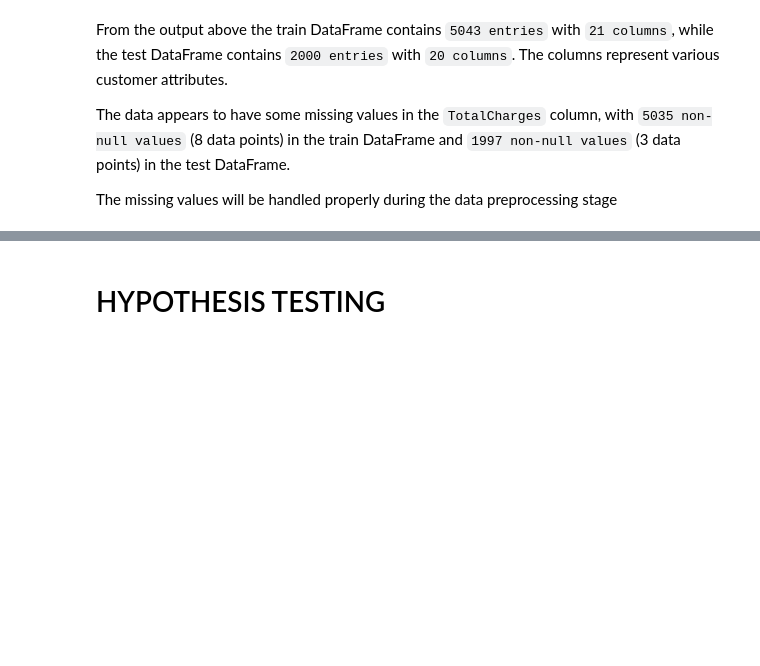
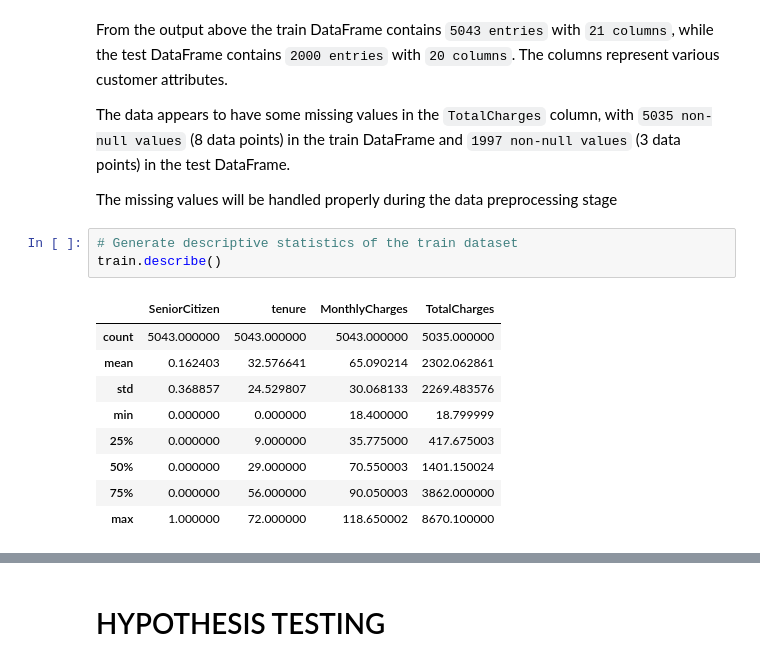
Before and after one commit to snyamson/LP2-Customer-Churn-Machine-Learning-Prediction, a Jupyter notebook: code/lp2 - customer churn classification.ipynb, the cells around one changed output, grey strips where cells are left out. Drawn from its saved outputs; the diff is of its cells as text; blank space fills up the shorter version.

```diff
--- a/code/lp2 - customer churn classification.ipynb
+++ b/code/lp2 - customer churn classification.ipynb
@@ -570,3 +592,16 @@ From the output above the train DataFrame contains `5043 entries` with `21 colum
 The data appears to have some missing values in the `TotalCharges` column, with `5035 non-null values` (8 data points) in the train DataFrame and `1997 non-null values` (3 data points) in the test DataFrame.
 
 The missing values will be handled properly during the data preprocessing stage
+# %%
+# Generate descriptive statistics of the train dataset
+train.describe()
+# %% [output]
+|  | SeniorCitizen | tenure | MonthlyCharges | TotalCharges |
+| count | 5043.000000 | 5043.000000 | 5043.000000 | 5035.000000 |
+| mean | 0.162403 | 32.576641 | 65.090214 | 2302.062861 |
+| std | 0.368857 | 24.529807 | 30.068133 | 2269.483576 |
+| min | 0.000000 | 0.000000 | 18.400000 | 18.799999 |
+| 25% | 0.000000 | 9.000000 | 35.775000 | 417.675003 |
+| 50% | 0.000000 | 29.000000 | 70.550003 | 1401.150024 |
+| 75% | 0.000000 | 56.000000 | 90.050003 | 3862.000000 |
+| max | 1.000000 | 72.000000 | 118.650002 | 8670.100000 |
```
Also changed, not shown: parts of 54 cells of this notebook.
